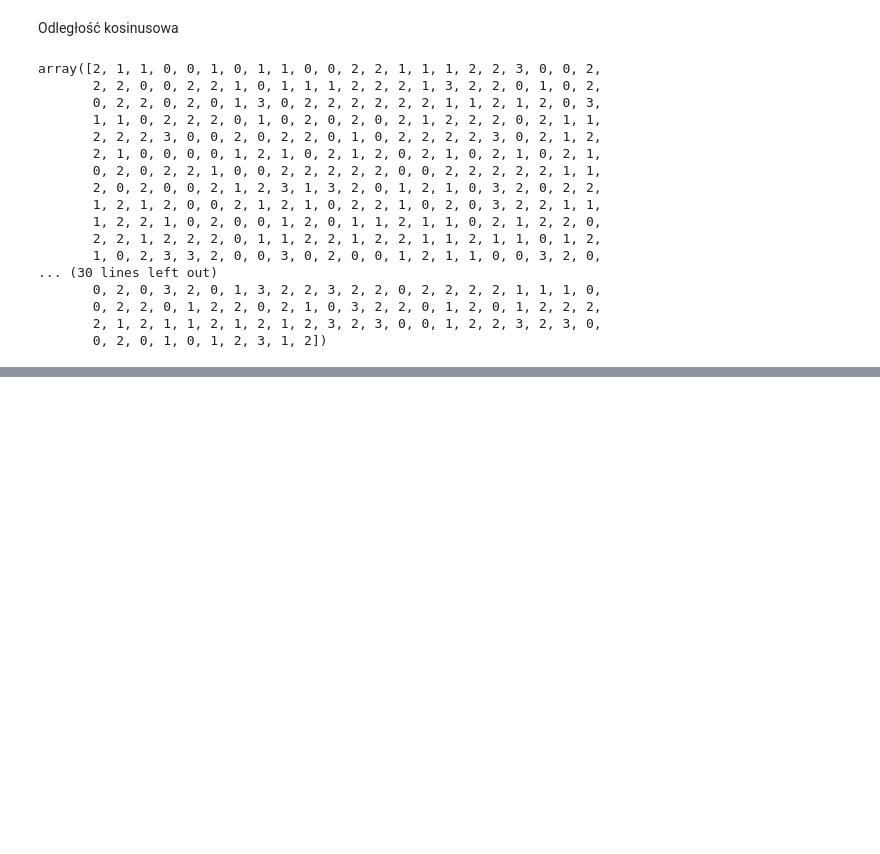
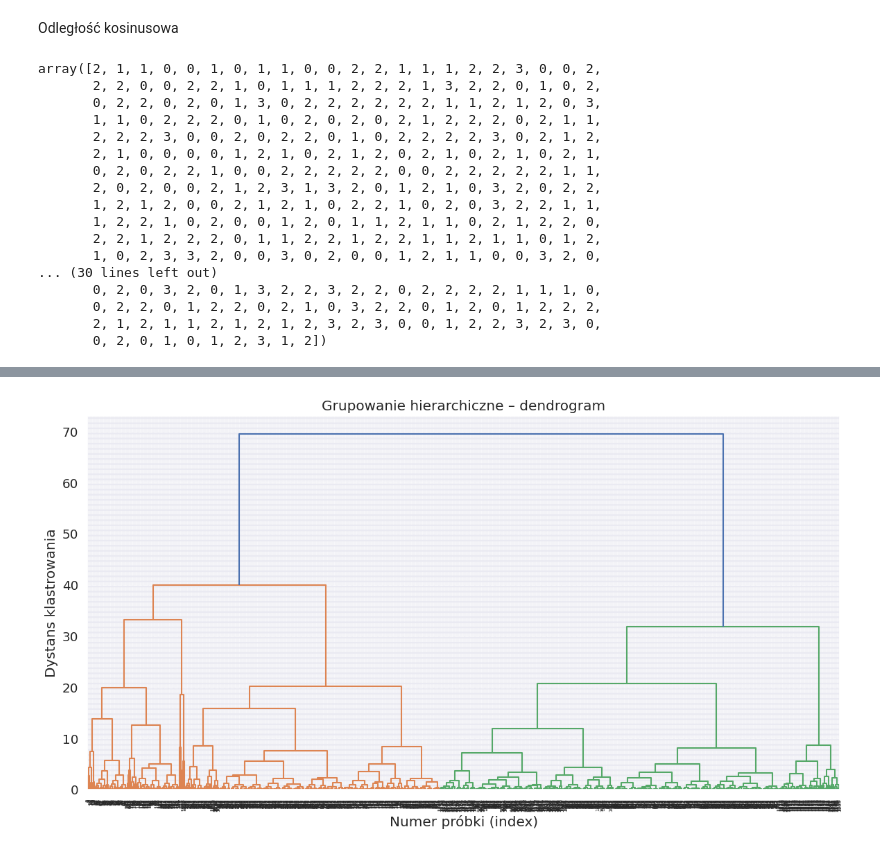
Before and after one commit to Marcin19721205/MachineLearingBootCampPartII, a Jupyter notebook: 04_hierarchical_clustering01MJ.ipynb, the cells around one changed output, grey strips where cells are left out. Cells and saved outputs as stored; diff of their text form; code cells hidden in the pictures; blank space fills up the shorter version.

```diff
--- a/04_hierarchical_clustering01MJ.ipynb
+++ b/04_hierarchical_clustering01MJ.ipynb
@@ -231,0 +280,31 @@ fig.show()
+# %%
+from scipy.cluster.hierarchy import dendrogram, linkage
+import matplotlib.pyplot as plt
+import pandas as pd
+
+# Wczytanie danych (tak jak masz)
+df_soft = pd.read_csv("/content/sample_data/SoftSensor.csv", delimiter=';')
+df = df_soft.rename(columns={'Zasadowosc': 'x1', 'Wyd_sodowa': 'x2'})
+
+# Dane do klasteryzacji
+X = df[['x1', 'x2']].values
+
+# Grupowanie hierarchiczne metodą Ward (najczęściej używana)
+linked = linkage(X, method='ward')
+
+# Wizualizacja
+plt.figure(figsize=(14, 7))
+dendrogram(
+    linked,
+    orientation='top',
+    labels=df.index,           # numery punktów z wykresu
+    distance_sort='descending',
+    show_leaf_counts=True
+)
+plt.title('Grupowanie hierarchiczne – dendrogram')
+plt.xlabel("Numer próbki (index)")
+plt.ylabel("Dystans klastrowania")
+plt.grid(True, linestyle='--', alpha=0.4)
+plt.show()
+# %% [output]
+[figure, added]
```
Also changed, not shown: parts of 11 cells of this notebook.
